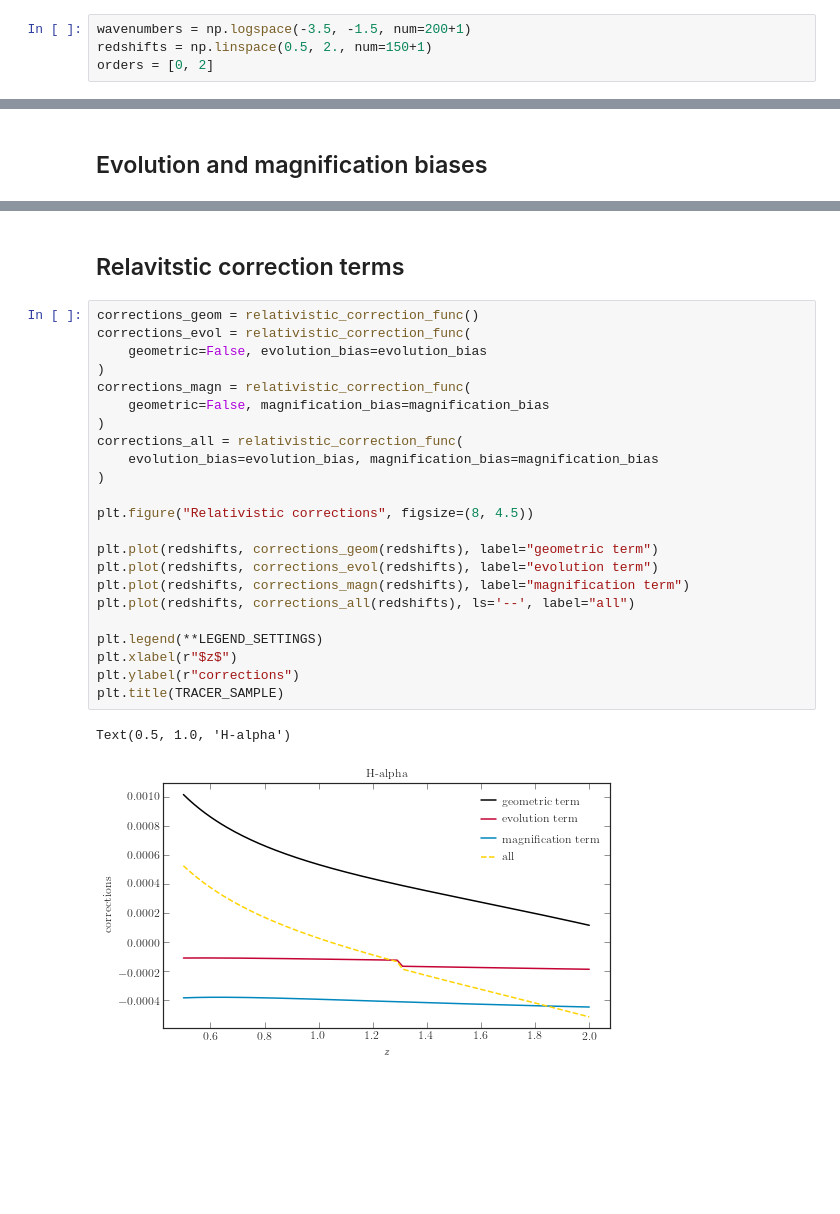
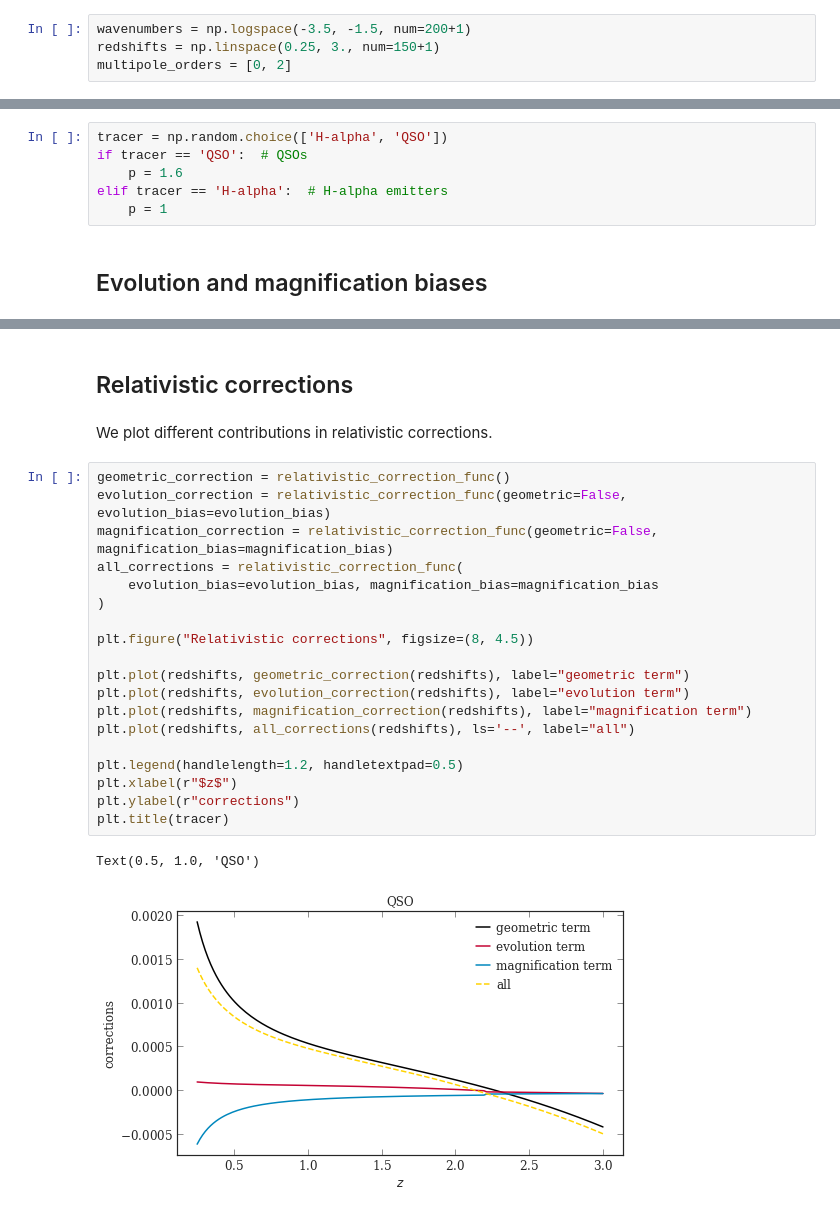
Before and after one commit to MikeSWang/HorizonGRound, a Jupyter notebook: notebooks/clustering_multipoles_prediction.ipynb, the cells around one changed output, grey strips where cells are left out. Saved outputs shown, nothing was run; the diff lists cells and outputs as text; blank space fills up the shorter version.

```diff
--- a/notebooks/clustering_multipoles_prediction.ipynb
+++ b/notebooks/clustering_multipoles_prediction.ipynb
@@ -37,4 +31,4 @@ FIDUCIAL_NON_GAUSSNIANTY = 1.
 # %%
 wavenumbers = np.logspace(-3.5, -1.5, num=200+1)
-redshifts = np.linspace(0.5, 2., num=150+1)
-orders = [0, 2]
+redshifts = np.linspace(0.25, 3., num=150+1)
+multipole_orders = [0, 2]
@@ -49,2 +37,8 @@ elif TRACER_SAMPLE.upper().startswith('H'):
+# %%
+tracer = np.random.choice(['H-alpha', 'QSO'])
+if tracer == 'QSO':  # QSOs
+    p = 1.6
+elif tracer == 'H-alpha':  # H-alpha emitters
+    p = 1
 # %% [markdown]
 ## Evolution and magnification biases
@@ -130,31 +95,29 @@ fig.update_layout(
 # %% [output]
 [interactive output not drawn]
 [interactive output not drawn]
-# %% [markdown]
-## Relavitstic correction terms
+# %% [markdown]
+## Relativistic corrections
+# %% [markdown]
+We plot different contributions in relativistic corrections.
 # %%
-corrections_geom = relativistic_correction_func()
-corrections_evol = relativistic_correction_func(
-    geometric=False, evolution_bias=evolution_bias
-)
-corrections_magn = relativistic_correction_func(
-    geometric=False, magnification_bias=magnification_bias
-)
-corrections_all = relativistic_correction_func(
+geometric_correction = relativistic_correction_func()
+evolution_correction = relativistic_correction_func(geometric=False, evolution_bias=evolution_bias)
+magnification_correction = relativistic_correction_func(geometric=False, magnification_bias=magnification_bias)
+all_corrections = relativistic_correction_func(
     evolution_bias=evolution_bias, magnification_bias=magnification_bias
 )
 
 plt.figure("Relativistic corrections", figsize=(8, 4.5))
 
-plt.plot(redshifts, corrections_geom(redshifts), label="geometric term")
-plt.plot(redshifts, corrections_evol(redshifts), label="evolution term")
-plt.plot(redshifts, corrections_magn(redshifts), label="magnification term")
-plt.plot(redshifts, corrections_all(redshifts), ls='--', label="all")
+plt.plot(redshifts, geometric_correction(redshifts), label="geometric term")
+plt.plot(redshifts, evolution_correction(redshifts), label="evolution term")
+plt.plot(redshifts, magnification_correction(redshifts), label="magnification term")
+plt.plot(redshifts, all_corrections(redshifts), ls='--', label="all")
 
-plt.legend(**LEGEND_SETTINGS)
+plt.legend(handlelength=1.2, handletextpad=0.5)
 plt.xlabel(r"$z$")
 plt.ylabel(r"corrections")
-plt.title(TRACER_SAMPLE)
+plt.title(tracer)
 # %% [output]
-Text(0.5, 1.0, 'H-alpha')
+Text(0.5, 1.0, 'QSO')
-[figure, old version]
+[figure, new version]
```
Also changed, not shown: parts of 26 cells of this notebook, 3 other files.
